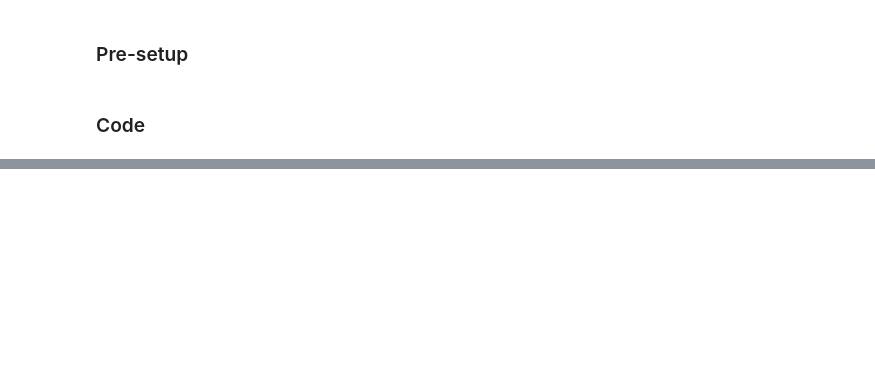
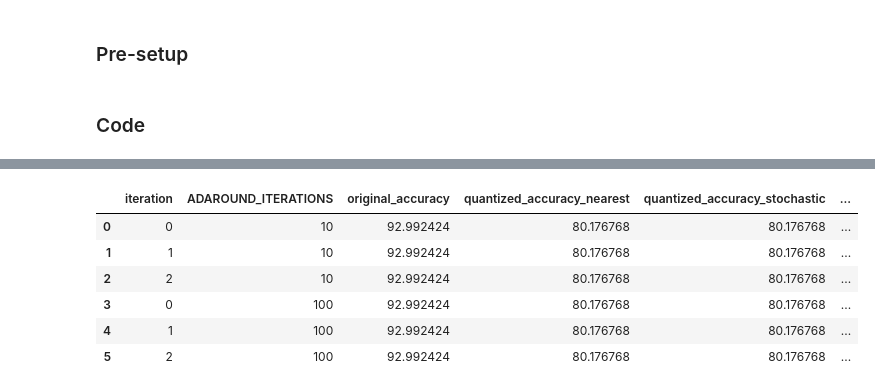
Before and after one commit to Aurif/AdaRound, a Jupyter notebook: src/experiment.ipynb, the cells around one changed output, grey strips where cells are left out. Drawn from its saved outputs; the diff is of its cells as text; code cells hidden in the pictures; blank space fills up the shorter version.

Commit message:
Added code for running experiments

```diff
--- a/src/experiment.ipynb
+++ b/src/experiment.ipynb
@@ -336,0 +697,14 @@ Quantized (stochastic) model accuracy: 17.86344672412407
+# %%
+REPETITIONS = 1
+# %%
+Experiment().run(E.AsExperiment([
+    Params(ADAROUND_ITERATIONS=it) for it in [1000, 5000, 10000, 15000, 20000]
+], repetitions=REPETITIONS, with_cache="../results/ADAROUND_ITERATIONS"))()
+# %% [output]
+|  | iteration | ADAROUND_ITERATIONS | original_accuracy | quantized_accuracy_nearest | quantized_accuracy_stochastic | ... |
+| 0 | 0 | 10 | 92.992424 | 80.176768 | 80.176768 | ... |
+| 1 | 1 | 10 | 92.992424 | 80.176768 | 80.176768 | ... |
+| 2 | 2 | 10 | 92.992424 | 80.176768 | 80.176768 | ... |
+| 3 | 0 | 100 | 92.992424 | 80.176768 | 80.176768 | ... |
+| 4 | 1 | 100 | 92.992424 | 80.176768 | 80.176768 | ... |
+| 5 | 2 | 100 | 92.992424 | 80.176768 | 80.176768 | ... |
```
Also changed, not shown: parts of 5 cells of this notebook, 3 other files.
